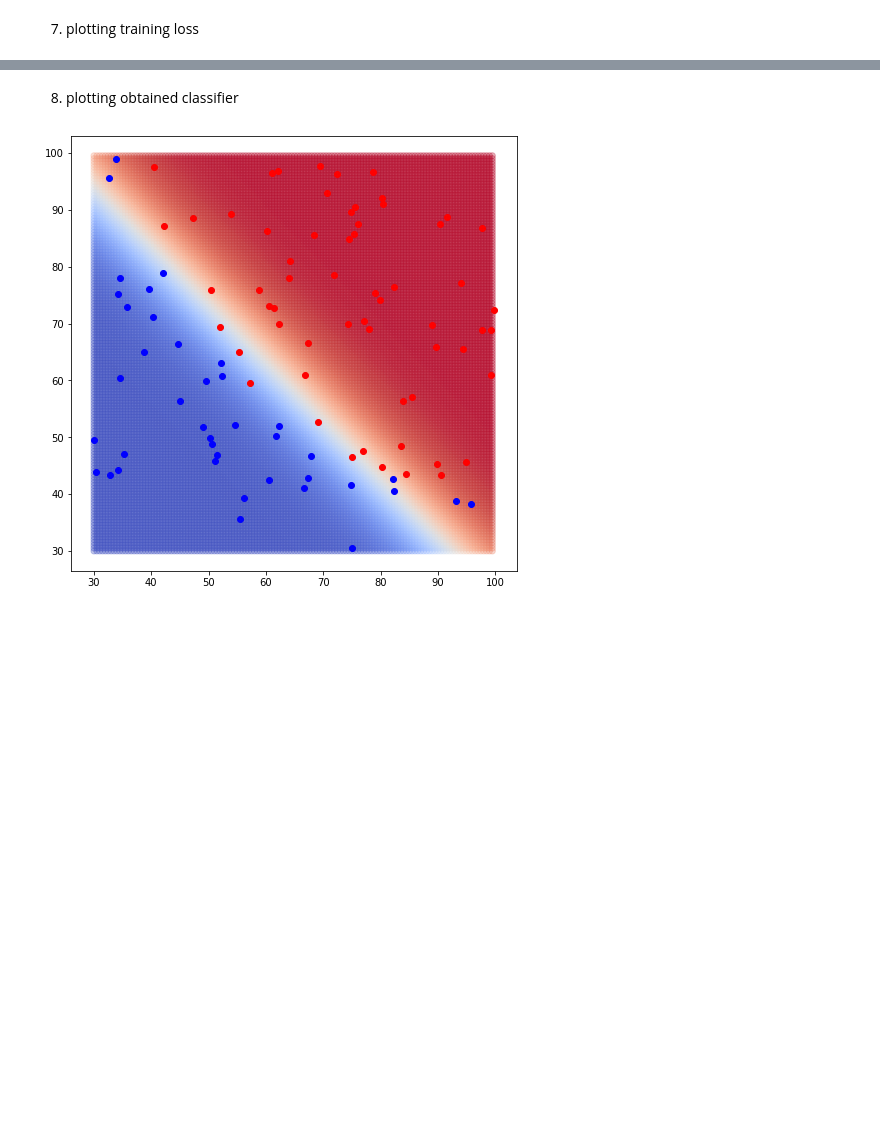
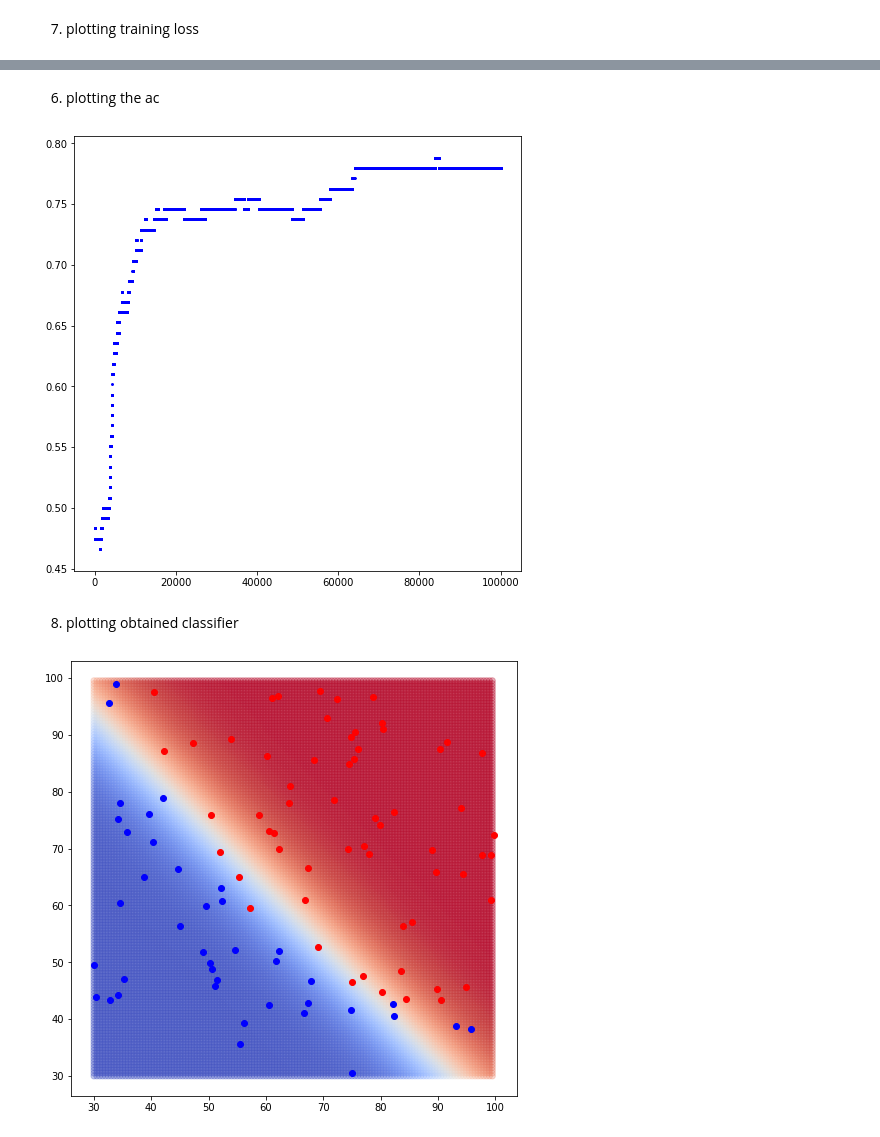
Before and after one commit to wseungjin/class-MachineLearning, a Jupyter notebook: 06/assignment06.ipynb, the cells around one changed output, grey strips where cells are left out. Saved outputs shown, nothing was run; the diff lists cells and outputs as text; code cells hidden in the pictures; blank space fills up the shorter version.

```diff
--- a/06/assignment06.ipynb
+++ b/06/assignment06.ipynb
@@ -140,3 +135,11 @@ plt.show()
+# %% [markdown]
+6. plotting the ac
+# %%
+plt.figure(figsize=(8, 8))
+plt.scatter(x_epoch,train_AC_Array,c="b",s=2)
+plt.show()
+# %% [output]
+[figure, added]
 # %% [markdown]
 8. plotting obtained classifier
 # %%
```
Also changed, not shown: parts of 7 cells of this notebook.
